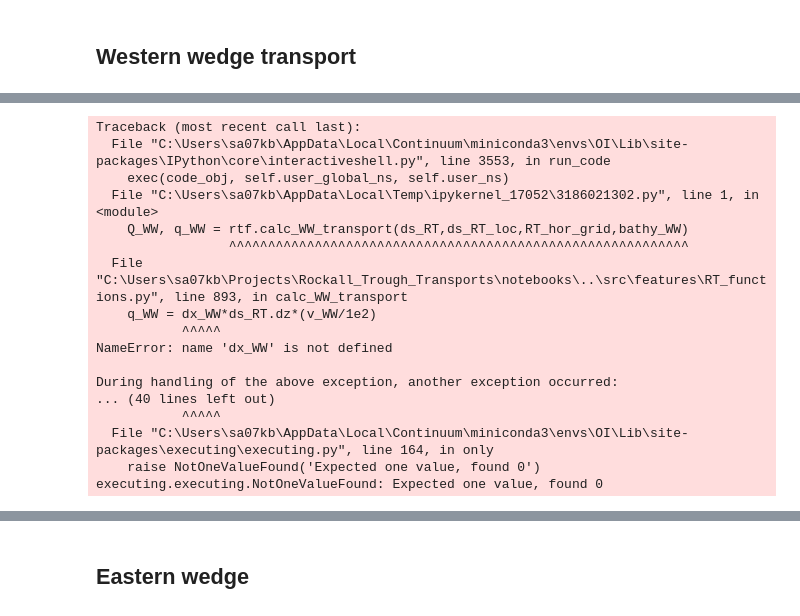
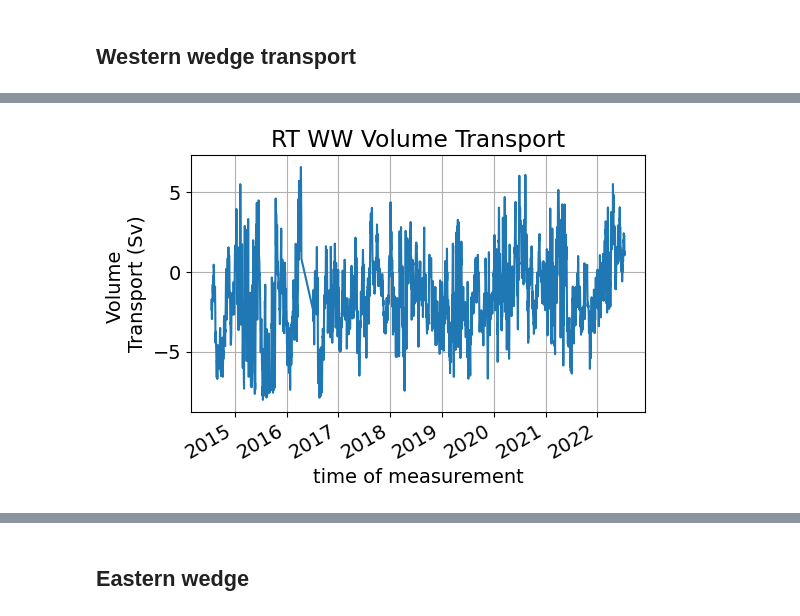
Before and after one commit to ScotMarPhys/Rockall_Trough_Transports, a Jupyter notebook: notebooks/1.0_Rockall_Trough_transports_2014_2022_v0.ipynb, the cells around one changed output, grey strips where cells are left out. Cells and saved outputs as stored; diff of their text form; code cells hidden in the pictures.

Commit message:
Rewrite most of it as function to make reproduction easier

```diff
--- a/notebooks/1.0_Rockall_Trough_transports_2014_2022_v0.ipynb
+++ b/notebooks/1.0_Rockall_Trough_transports_2014_2022_v0.ipynb
@@ -107,8 +110,8 @@ ds_ERA5 = ds_ERA5.sel(expver=1).combine_first(ds_ERA5.sel(expver=5))
 # %% [markdown]
 ## Horizontal and vertical grid parameters
 # %%
-RT_hor_grid = rtf.create_horizontal_grid('v0')
+RT_hor_grid = rtt.create_horizontal_grid('v0')
 # %%
 # Get dz (top/bottom cells are ~10m thick, cells are ~20m thick elsewhere)
-dz = rtf.get_dz(ds_RT.depth)
+dz = rtt.get_dz(ds_RT.depth)
 ds_RT['dz']=xr.DataArray(dz,dims='depth')
@@ -139,5 +140,6 @@ ds_RT_MB_grid = rtf.calc_MB_3D_sections(ds_RT,ds_RT_loc,RT_hor_grid)
 # %% [markdown]
 ## Western wedge transport
 # %%
-Q_WW, q_WW = rtf.calc_WW_transport(ds_RT,ds_RT_loc,RT_hor_grid,bathy_WW)
+%%time
+Q_WW, q_WW = rtt.calc_WW_transport(ds_RT,ds_RT_loc,RT_hor_grid,ds_GEBCO)
 # %% [output]
@@ -145,17 +148 @@ Unexpected exception formatting exception. Falling back to standard exception
-Traceback (most recent call last):
-  File "C:\Users\sa07kb\AppData\Local\Continuum\miniconda3\envs\OI\Lib\site-packages\IPython\core\interactiveshell.py", line 3553, in run_code
-    exec(code_obj, self.user_global_ns, self.user_ns)
-  File "C:\Users\sa07kb\AppData\Local\Temp\ipykernel_17052\3186021302.py", line 1, in <module>
-    Q_WW, q_WW = rtf.calc_WW_transport(ds_RT,ds_RT_loc,RT_hor_grid,bathy_WW)
-                 ^^^^^^^^^^^^^^^^^^^^^^^^^^^^^^^^^^^^^^^^^^^^^^^^^^^^^^^^^^^
-  File "C:\Users\sa07kb\Projects\Rockall_Trough_Transports\notebooks\..\src\features\RT_functions.py", line 893, in calc_WW_transport
-    q_WW = dx_WW*ds_RT.dz*(v_WW/1e2)
-           ^^^^^
-NameError: name 'dx_WW' is not defined
-
-During handling of the above exception, another exception occurred:
-... (40 lines left out)
-           ^^^^^
-  File "C:\Users\sa07kb\AppData\Local\Continuum\miniconda3\envs\OI\Lib\site-packages\executing\executing.py", line 164, in only
-    raise NotOneValueFound('Expected one value, found 0')
-executing.executing.NotOneValueFound: Expected one value, found 0
+[figure, added]
```
Also changed, not shown: parts of 27 cells of this notebook, 6 other files.
